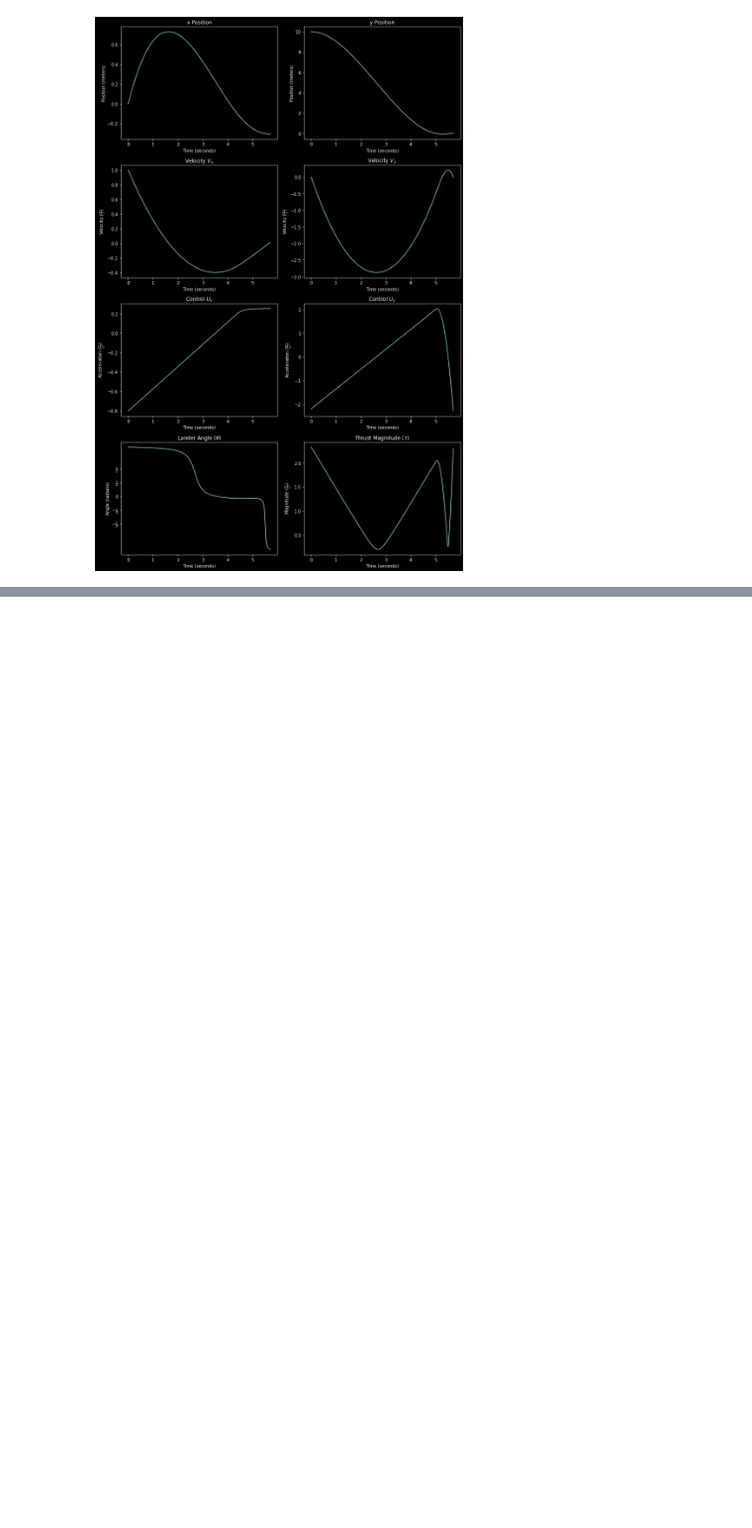
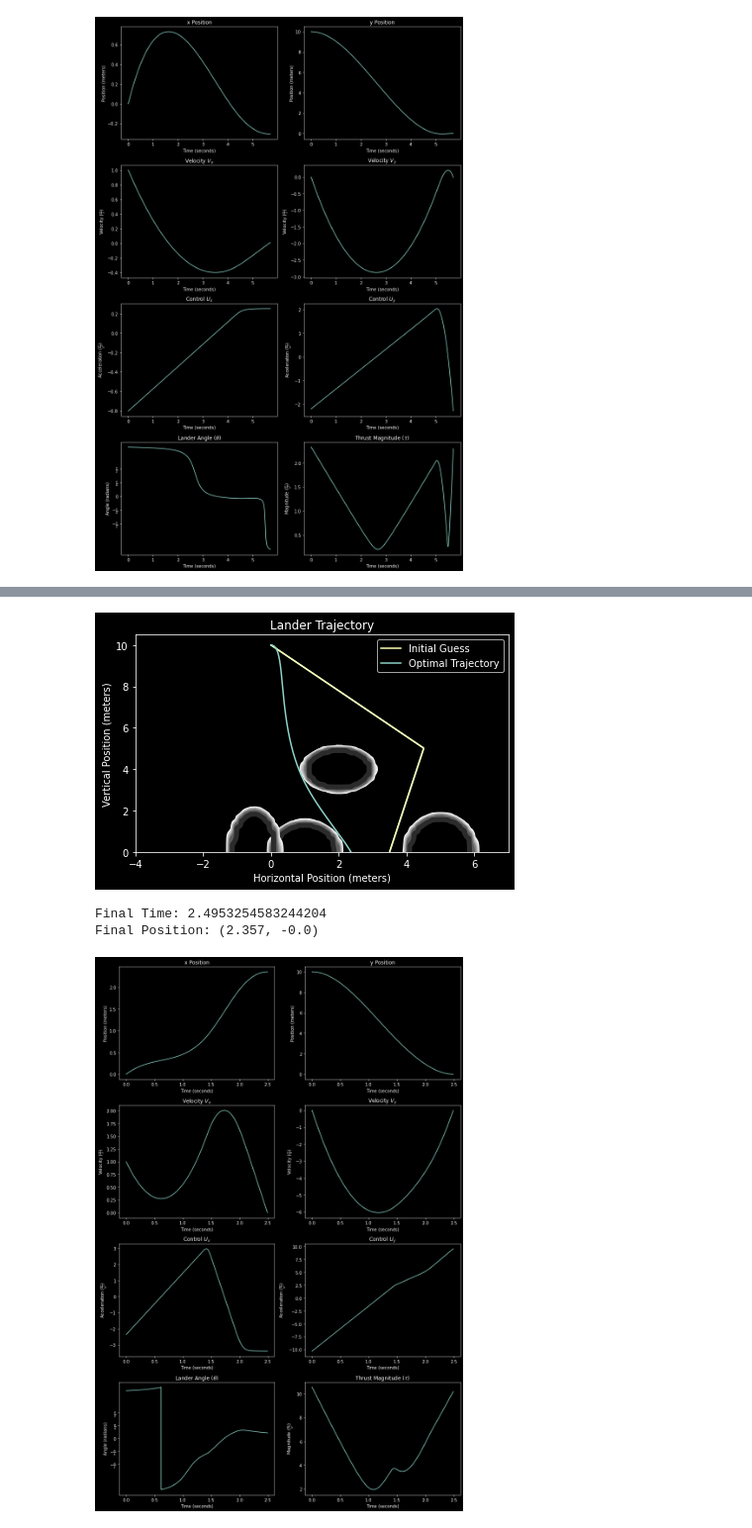
Before and after one commit to jpatrickb/moonlander_optimal_control, a Jupyter notebook: landing_zones.ipynb, the cells around one changed output, grey strips where cells are left out. Shown at 99% size. Drawn from its saved outputs; the diff is of its cells as text; code cells hidden in the pictures; blank space fills up the shorter version.

```diff
--- a/landing_zones.ipynb
+++ b/landing_zones.ipynb
@@ -351,3 +334,33 @@ make_plots(t, x, y, xp, yp, ux, uy, tf)
 Final Time: 5.387467132130603
 Final Position: (-1.501, -0.0)
 [figure]
+# %%
+pos_init = (0., 10.)
+v = 1.
+t_steps = 200
+
+obstacle1 = Obstacle(r=(1., 2.), c=(1., 0.), lam=25.)
+obstacle2 = Obstacle(r=(1., 3.), c=(5., 0.), lam=25.)
+obstacle3 = Obstacle(r=(1., 1.), c=(2., 4.), lam=25.)
+obstacle4 = Obstacle(r=(.5, 4.), c=(-.5, 0.), lam=25.)
+
+t_eval = np.linspace(0, 20, t_steps)
+y0 = np.ones((8, t_steps))
+
+split_idx = int(.5 * 200)
+x_front = np.linspace(pos_init[0], 4.5, int(split_idx))
+x_back = np.linspace(4.5, 3.5, t_steps - split_idx)
+y0[0, :split_idx] = x_front
+y0[0, split_idx:] = x_back
+y0[1] = np.linspace(pos_init[1], 0, t_steps)    # y goes to 0
+y0[2] = np.linspace(v, 0, t_steps)    # vx goes to 0
+
+t, x, y, xp, yp, ux, uy, tf = lunar_lander_obstacles(pos_init, v, [obstacle1, obstacle2, obstacle3, obstacle4], y0=y0, nu=40, alpha=.01, beta=25., gamma=1.)
+
+make_trajectory_plot(x, y, [obstacle1, obstacle2, obstacle3, obstacle4], xlim=(-4, np.max([7, np.max(x)+.5])), guess=(y0[0], y0[1]), save_file="plots/obstacle_init_guess_2.png")
+make_plots(t, x, y, xp, yp, ux, uy, tf)
+# %% [output]
+[figure, added]
+Final Time: 2.4953254583244204
+Final Position: (2.357, -0.0)
+[figure, added]
```
Also changed, not shown: parts of 3 cells of this notebook, 5 other files.
